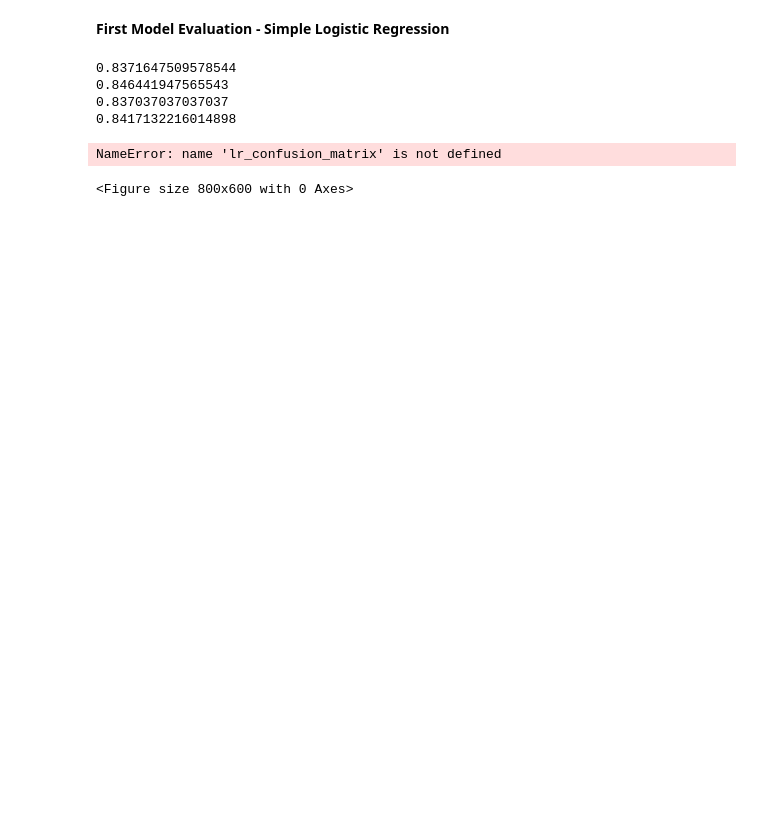
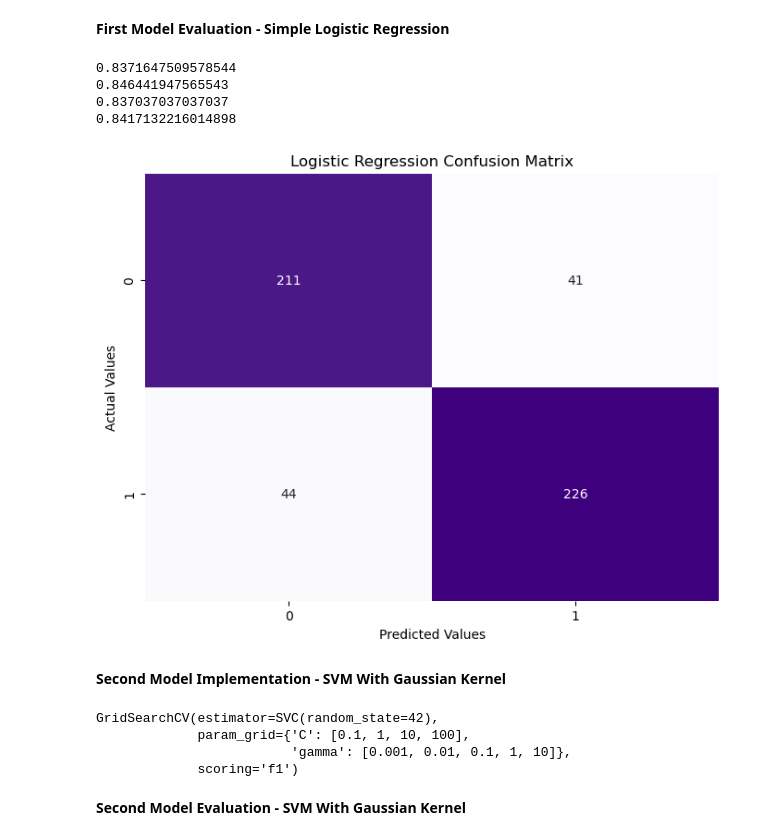
Before and after one commit to RiaChacko/MLGroup, a Jupyter notebook: Parkinsons/Parkinsons_Project.ipynb, the cells around one changed output. Drawn from its saved outputs; the diff is of its cells as text; code cells hidden in the pictures; blank space fills up the shorter version.

```diff
--- a/Parkinsons/Parkinsons_Project.ipynb
+++ b/Parkinsons/Parkinsons_Project.ipynb
@@ -89,26 +91,35 @@ logreg_pred = logreg.predict(x_test)
 # %% [markdown]
 **First Model Evaluation - Simple Logistic Regression**
 # %%
-#Random Forest Evaluation
 lr_accuracy = accuracy_score(y_test, logreg_pred)
 lr_precision = precision_score(y_test, logreg_pred)
 lr_recall = recall_score(y_test, logreg_pred)
 lr_f1 = f1_score(y_test, logreg_pred)
-lr_confusion_matrix = confusion_matrix(liver_targets_test, stacking_predictions)
+lr_confusion_matrix = confusion_matrix(y_test, logreg_pred)
 print(lr_accuracy)
 print(lr_precision)
 print(lr_recall)
 print(lr_f1)
 plt.figure(figsize=(8, 6))
-sns.heatmap(lr_confusion_matrix, annot=True, cmap='Purples', cbar=False)
+sns.heatmap(lr_confusion_matrix, annot=True, fmt='g', cmap='Purples', cbar=False)
 plt.xlabel('Predicted Values')
 plt.ylabel('Actual Values')
-plt.title('Random Forest Confusion Matrix')
+plt.title('Logistic Regression Confusion Matrix')
 plt.show()
 # %% [output]
 0.8371647509578544
 0.846441947565543
 0.837037037037037
 0.8417132216014898
-NameError: name 'lr_confusion_matrix' is not defined
-<Figure size 800x600 with 0 Axes>
+[figure, added]
+# %% [markdown]
+**Second Model Implementation - SVM With Gaussian Kernel**
+# %%
+svm_params = {'C': [0.1, 1, 10, 100], 'gamma': [0.001, 0.01, 0.1, 1, 10]}
+svm_model = GridSearchCV(estimator=SVC(kernel='rbf', random_state=42), param_grid=svm_params, scoring='f1')
+svm_model.fit(x_train, y_train)
+# %% [output]
+GridSearchCV(estimator=SVC(random_state=42),
+             param_grid={'C': [0.1, 1, 10, 100],
+                         'gamma': [0.001, 0.01, 0.1, 1, 10]},
+             scoring='f1')
@@ -114,0 +128,2 @@ NameError: name 'lr_confusion_matrix' is not defined
+# %% [markdown]
+**Second Model Evaluation - SVM With Gaussian Kernel**
```
Also changed, not shown: parts of 4 cells of this notebook.
